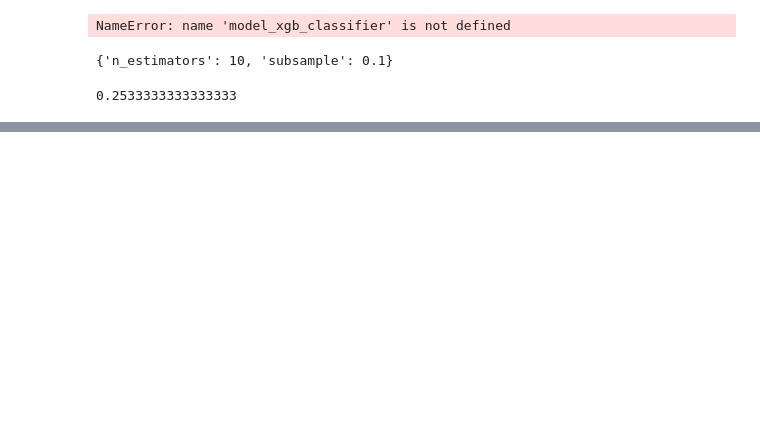
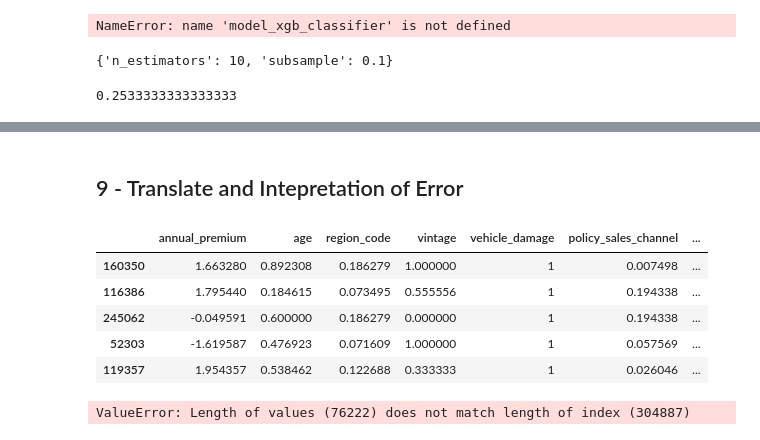
Before and after one commit to guiaraujofreitas/Insurance-Health-Cross-Sell, a Jupyter notebook: Step_8_Project_Health_Insurance_Cross_Sell.ipynb, the cells around one changed output, grey strips where cells are left out. Cells and saved outputs as stored; diff of their text form; code cells hidden in the pictures; blank space fills up the shorter version.

```diff
--- a/Step_8_Project_Health_Insurance_Cross_Sell.ipynb
+++ b/Step_8_Project_Health_Insurance_Cross_Sell.ipynb
@@ -1124,3 +1147,5 @@ pickle.dump(model_xgb_classifier, open( '/home/guilherme/Documentos/repos/pa_hea
 # %%
 # explicando detalhadamente a função GridSearchCV
 #https://andersonuyekita.github.io/notebooks/blog/2019/03/21/como-usar-o-gridsearchcv/
+# %% [markdown]
+## 9 - Translate and Intepretation of Error
@@ -1126,0 +1158,9 @@ pickle.dump(model_xgb_classifier, open( '/home/guilherme/Documentos/repos/pa_hea
+# %%
+df7[all_cols_selected].head()
+# %% [output]
+|  | annual_premium | age | region_code | vintage | vehicle_damage | policy_sales_channel | ... |
+| 160350 | 1.663280 | 0.892308 | 0.186279 | 1.000000 | 1 | 0.007498 | ... |
+| 116386 | 1.795440 | 0.184615 | 0.073495 | 0.555556 | 1 | 0.194338 | ... |
+| 245062 | -0.049591 | 0.600000 | 0.186279 | 0.000000 | 1 | 0.194338 | ... |
+| 52303 | -1.619587 | 0.476923 | 0.071609 | 1.000000 | 1 | 0.057569 | ... |
+| 119357 | 1.954357 | 0.538462 | 0.122688 | 0.333333 | 1 | 0.026046 | ... |
@@ -1126,0 +1170,4 @@ pickle.dump(model_xgb_classifier, open( '/home/guilherme/Documentos/repos/pa_hea
+# %%
+df9['predictions'] = xgb_yhat[:,1].tolist()
+# %% [output]
+ValueError: Length of values (76222) does not match length of index (304887)
```
Also changed, not shown: parts of 25 cells of this notebook.
